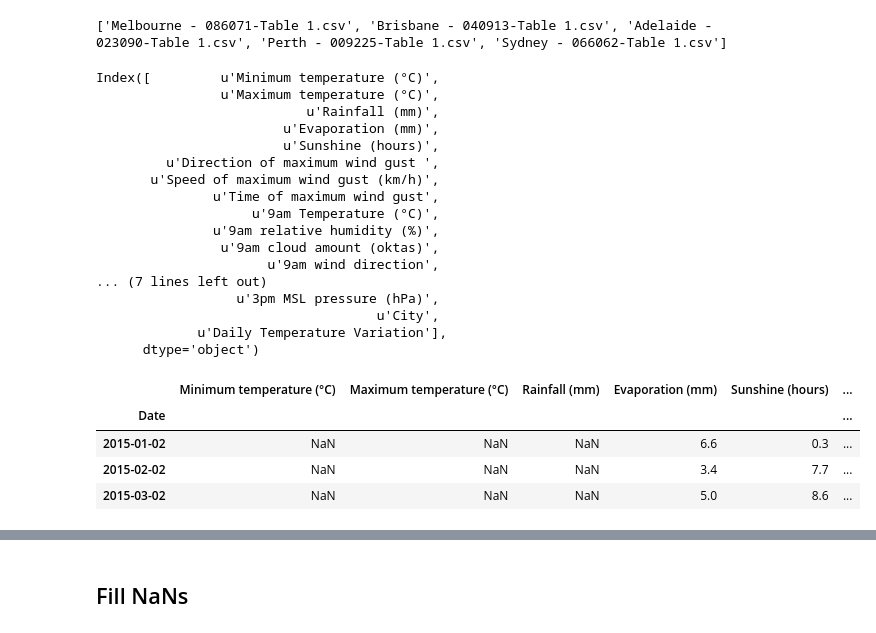
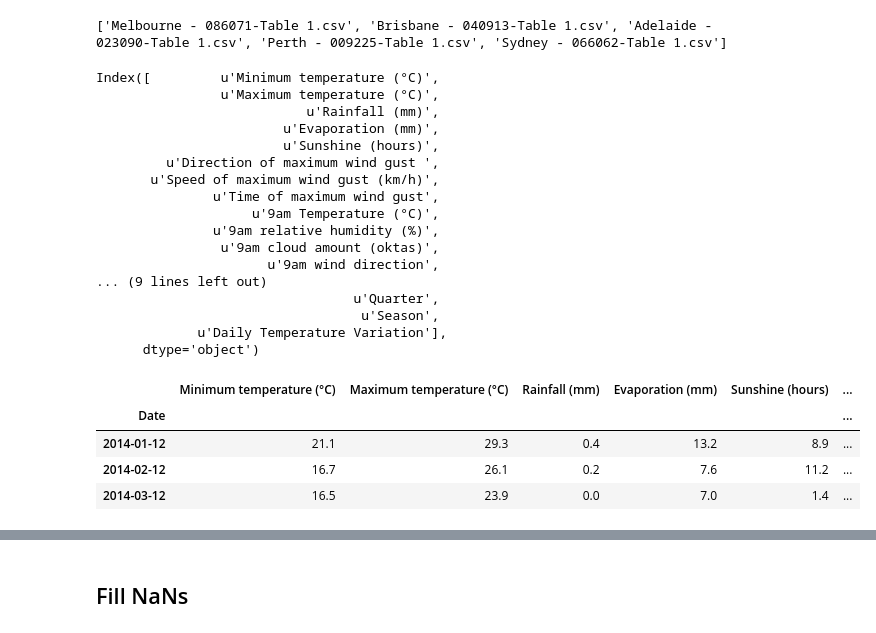
Before and after one commit to BrunnoRicci/bom-austraila, a Jupyter notebook: BOM_Australia.ipynb, the cells around one changed output, grey strips where cells are left out. Saved outputs shown, nothing was run; the diff lists cells and outputs as text; code cells hidden in the pictures.

```diff
--- a/BOM_Australia.ipynb
+++ b/BOM_Australia.ipynb
@@ -28,48 +27,57 @@ files = ['Melbourne - 086071-Table 1.csv', 'Brisbane - 040913-Table 1.csv',
 city = 0
 df = pd.read_csv(dir_path + files[city], encoding="utf-8")
 df["City"] = files[city].split(" ")[0]
+df = df[-365:]
+#print len(df)
 
 for city in range(1, len(files)):
 
     tdf = pd.read_csv(dir_path + files[city], encoding="utf-8")
+    tdf = tdf[-365:]
+    #print(len(tdf))
 
     #Drop Unnamed Column
     if city in [1,2,4]:
         tdf.drop([tdf.columns[-1]], axis=1, inplace=True)
 
     tdf["City"] = files[city].split(" ")[0]
     df = pd.concat([df, tdf])
 
 
+df["Quarter"] = df.Date.apply(lambda x: pd.Timestamp(x).quarter)
+df["Season"] = df["Quarter"].apply(lambda x: "Summer" if x in[1,4] else "Winter")
 df.set_index(pd.to_datetime(df.Date), inplace=True)
 df.drop(["Date","Day"], axis=1, inplace=True)
+
+#New Columns
 df["Daily Temperature Variation"] = df[u"Maximum temperature (°C)"] - df[u"Minimum temperature (°C)"]
+
 
 print(df.columns)
 df.head(3)
 # %% [output]
 Index([         u'Minimum temperature (°C)',
                 u'Maximum temperature (°C)',
                            u'Rainfall (mm)',
                         u'Evaporation (mm)',
                         u'Sunshine (hours)',
          u'Direction of maximum wind gust ',
        u'Speed of maximum wind gust (km/h)',
                u'Time of maximum wind gust',
                     u'9am Temperature (°C)',
                u'9am relative humidity (%)',
                 u'9am cloud amount (oktas)',
                       u'9am wind direction',
-... (7 lines left out)
-                  u'3pm MSL pressure (hPa)',
-                                    u'City',
+... (9 lines left out)
+                                 u'Quarter',
+                                  u'Season',
              u'Daily Temperature Variation'],
       dtype='object')
 |  | Minimum temperature (°C) | Maximum temperature (°C) | Rainfall (mm) | Evaporation (mm) | Sunshine (hours) | ... |
 | Date |  |  |  |  |  | ... |
-| 2015-01-02 | NaN | NaN | NaN | 6.6 | 0.3 | ... |
-| 2015-02-02 | NaN | NaN | NaN | 3.4 | 7.7 | ... |
-| 2015-03-02 | NaN | NaN | NaN | 5.0 | 8.6 | ... |
+| 2014-01-12 | 21.1 | 29.3 | 0.4 | 13.2 | 8.9 | ... |
+| 2014-02-12 | 16.7 | 26.1 | 0.2 | 7.6 | 11.2 | ... |
+| 2014-03-12 | 16.5 | 23.9 | 0.0 | 7.0 | 1.4 | ... |
 # %%
 #df.info()
 # %%
```
Also changed, not shown: parts of 9 cells of this notebook.
